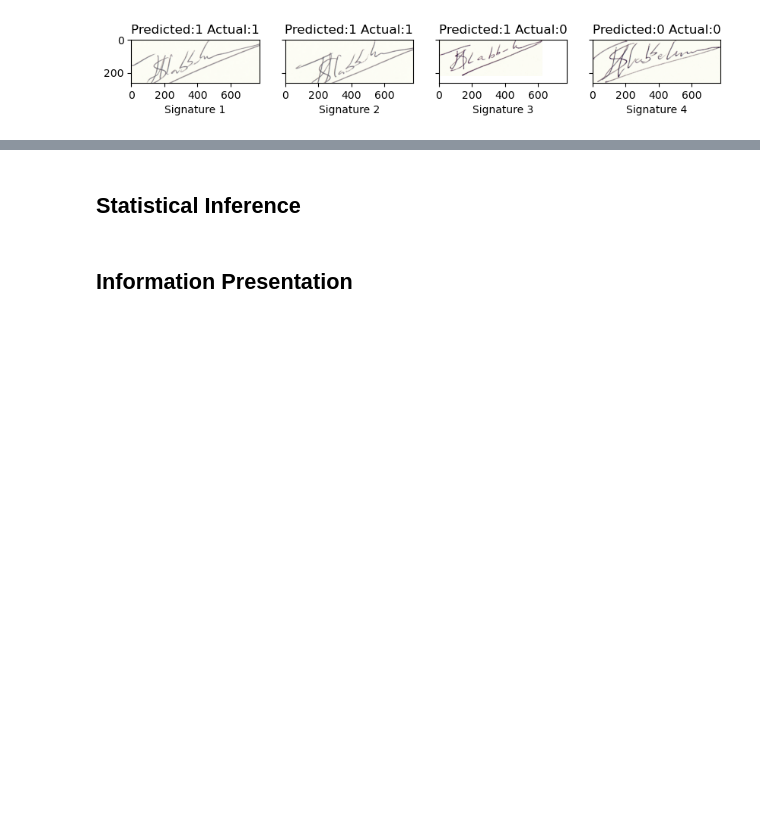
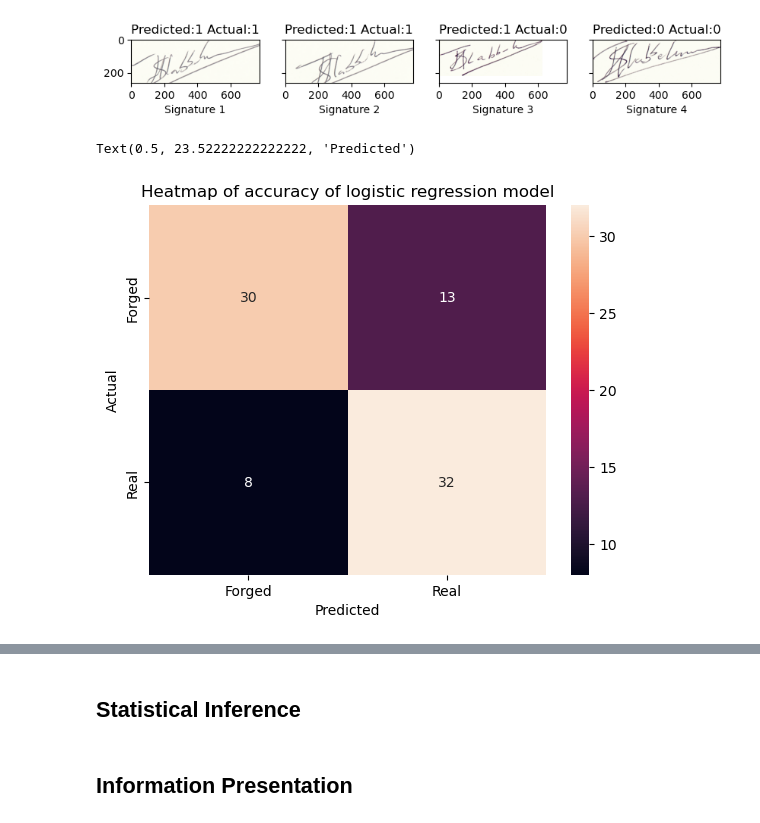
Before and after one commit to tyeejian/Signature-Forgery-Detection, a Jupyter notebook: Workbook/Signature Forgery Detection.ipynb, the cells around one changed output, grey strips where cells are left out. Cells and saved outputs as stored; diff of their text form; code cells hidden in the pictures; blank space fills up the shorter version.

Commit message:
added heatmap for accuracy of logistic regression

```diff
--- a/Workbook/Signature Forgery Detection.ipynb
+++ b/Workbook/Signature Forgery Detection.ipynb
@@ -616,6 +617,52 @@ for file in os.listdir("../Dataset/test/forged/050_forg"):
     count+=1
 # %% [output]
 [figure]
+# %%
+import warnings
+warnings.filterwarnings('ignore')
+
+#2D array to be displayed in heatmap
+#        fake[      |     ]
+# actual     [      |     ]
+#        real[      |     ]
+#               fake  real
+#              Predicted
+
+heatmap_result = np.array([[0,0], [0,0]])
+
+for i in range(50,70,1):
+    features = pd.read_csv("../Dataset/Features/Training/training_0"+str(i)+".csv")
+    x_train = features.iloc[: , :-1]
+    y_train = pd.DataFrame(features['output'])
+
+    logreg = LogisticRegression()
+    logreg.fit(x_train,y_train)
+    test_set = pd.read_csv("../Dataset/Features/Testing/testing_0"+str(i)+".csv")
+    x_test = test_set.iloc[: , :-1]
+    prediction = logreg.predict(x_test)
+    count = 0
+    for predict in prediction:
+        # predict real
+        if predict == 1:
+            if test_set['output'].iloc[count] == 1:
+                heatmap_result[1][1] = heatmap_result[1][1] +1
+            else:
+                heatmap_result[0][1] = heatmap_result[0][1] +1
+        # predict fake
+        elif predict == 0:
+            if test_set['output'].iloc[count] == 1:
+                heatmap_result[1][0] = heatmap_result[1][0]+1
+            else:
+                heatmap_result[0][0] = heatmap_result[0][0]+1
+        count+=1
+heatmap_result = pd.DataFrame(heatmap_result, index=["Forged","Real"], columns=["Forged","Real"])
+sb.heatmap(data=heatmap_result, annot=True)
+plt.title("Heatmap of accuracy of logistic regression model")
+plt.ylabel("Actual")
+plt.xlabel("Predicted")
+# %% [output]
+Text(0.5, 23.52222222222222, 'Predicted')
+[figure, added]
 # %% [markdown]
 ## Algorithmic Optimization
 
```
Also changed, not shown: parts of 2 cells of this notebook.
